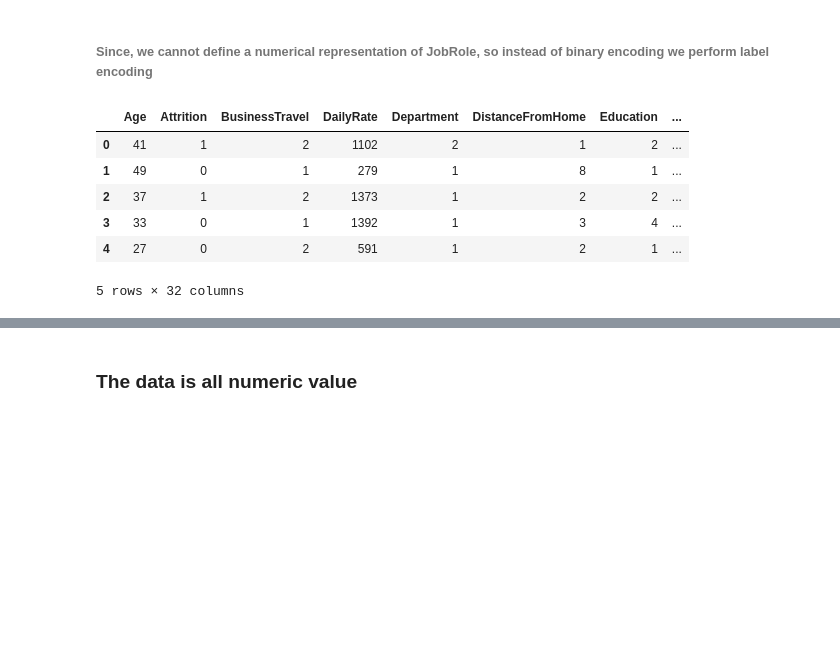
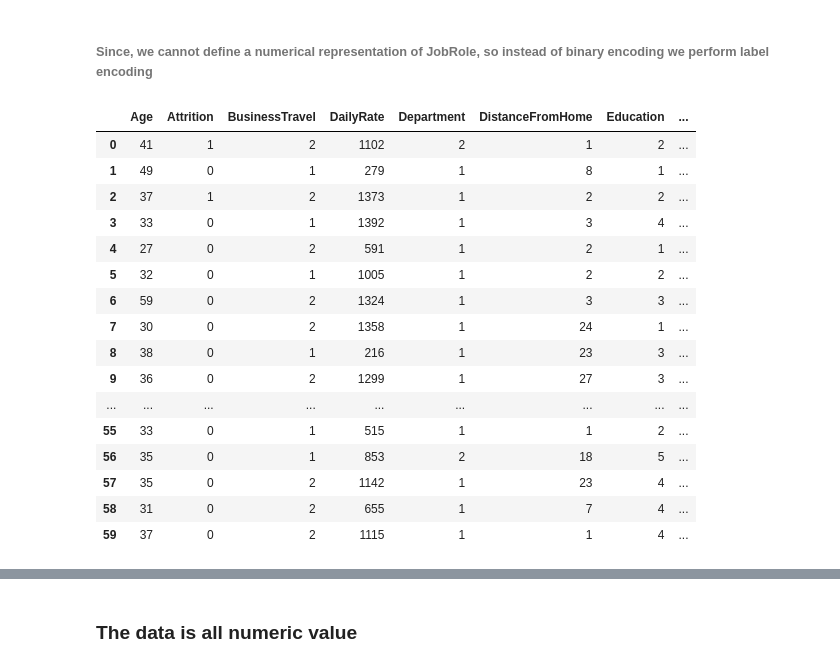
Before and after one commit to neharikastha/EmployeeAttritionPrediction, a Jupyter notebook: EmployeeAttrition.ipynb, the cells around one changed output, grey strips where cells are left out. Saved outputs shown, nothing was run; the diff lists cells and outputs as text; code cells hidden in the pictures; blank space fills up the shorter version.

```diff
--- a/EmployeeAttrition.ipynb
+++ b/EmployeeAttrition.ipynb
@@ -515,14 +516,25 @@ for column in encoding_cols:
     label_encoders[column] =LabelEncoder()
     df[column] = label_encoders[column].fit_transform(df[column])
 # %%
-df.head()
+pd.set_option('display.max_columns', None)
+df.head(60)
 # %% [output]
 |  | Age | Attrition | BusinessTravel | DailyRate | Department | DistanceFromHome | Education | ... |
 | 0 | 41 | 1 | 2 | 1102 | 2 | 1 | 2 | ... |
 | 1 | 49 | 0 | 1 | 279 | 1 | 8 | 1 | ... |
 | 2 | 37 | 1 | 2 | 1373 | 1 | 2 | 2 | ... |
 | 3 | 33 | 0 | 1 | 1392 | 1 | 3 | 4 | ... |
 | 4 | 27 | 0 | 2 | 591 | 1 | 2 | 1 | ... |
+| 5 | 32 | 0 | 1 | 1005 | 1 | 2 | 2 | ... |
+| 6 | 59 | 0 | 2 | 1324 | 1 | 3 | 3 | ... |
+| 7 | 30 | 0 | 2 | 1358 | 1 | 24 | 1 | ... |
+| 8 | 38 | 0 | 1 | 216 | 1 | 23 | 3 | ... |
+| 9 | 36 | 0 | 2 | 1299 | 1 | 27 | 3 | ... |
+| ... | ... | ... | ... | ... | ... | ... | ... | ... |
+| 55 | 33 | 0 | 1 | 515 | 1 | 1 | 2 | ... |
+| 56 | 35 | 0 | 1 | 853 | 2 | 18 | 5 | ... |
+| 57 | 35 | 0 | 2 | 1142 | 1 | 23 | 4 | ... |
+| 58 | 31 | 0 | 2 | 655 | 1 | 7 | 4 | ... |
+| 59 | 37 | 0 | 2 | 1115 | 1 | 1 | 4 | ... |
-5 rows × 32 columns
 # %%
 df.info()
```
Also changed, not shown: parts of 25 cells of this notebook, 1 other file.
